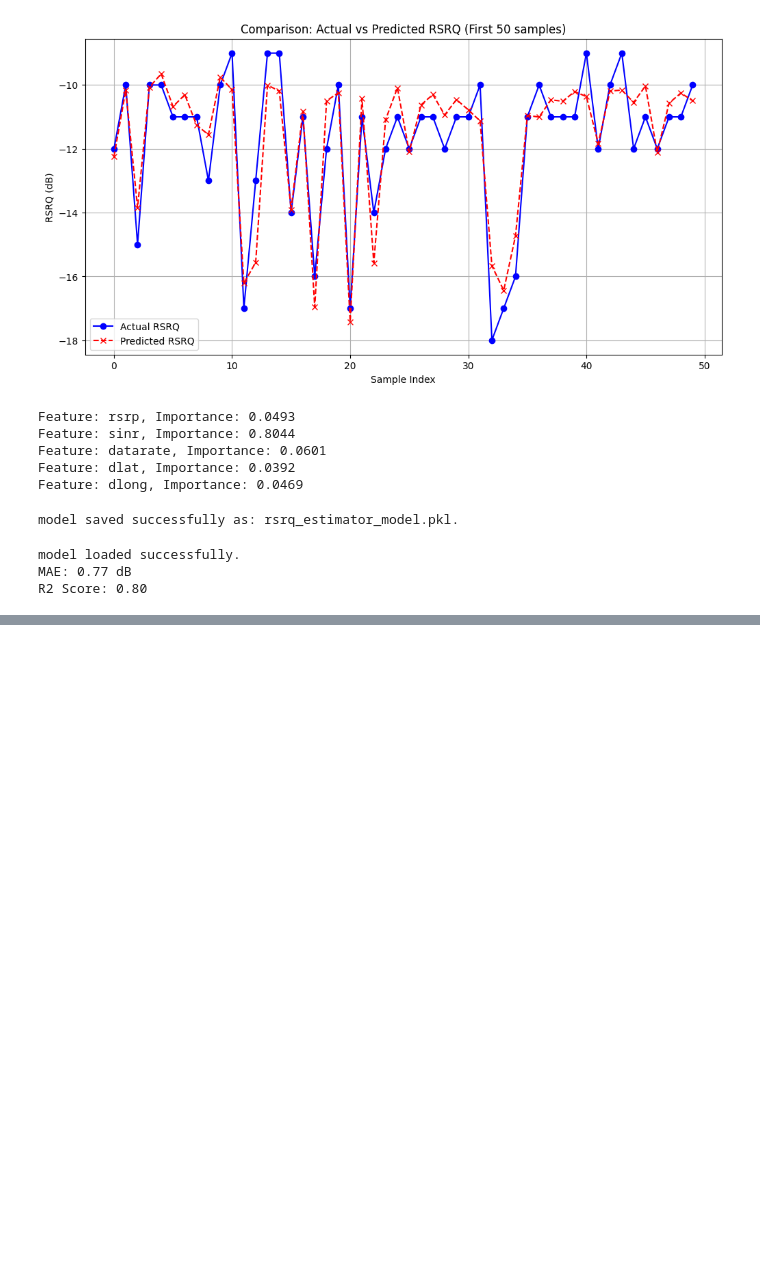
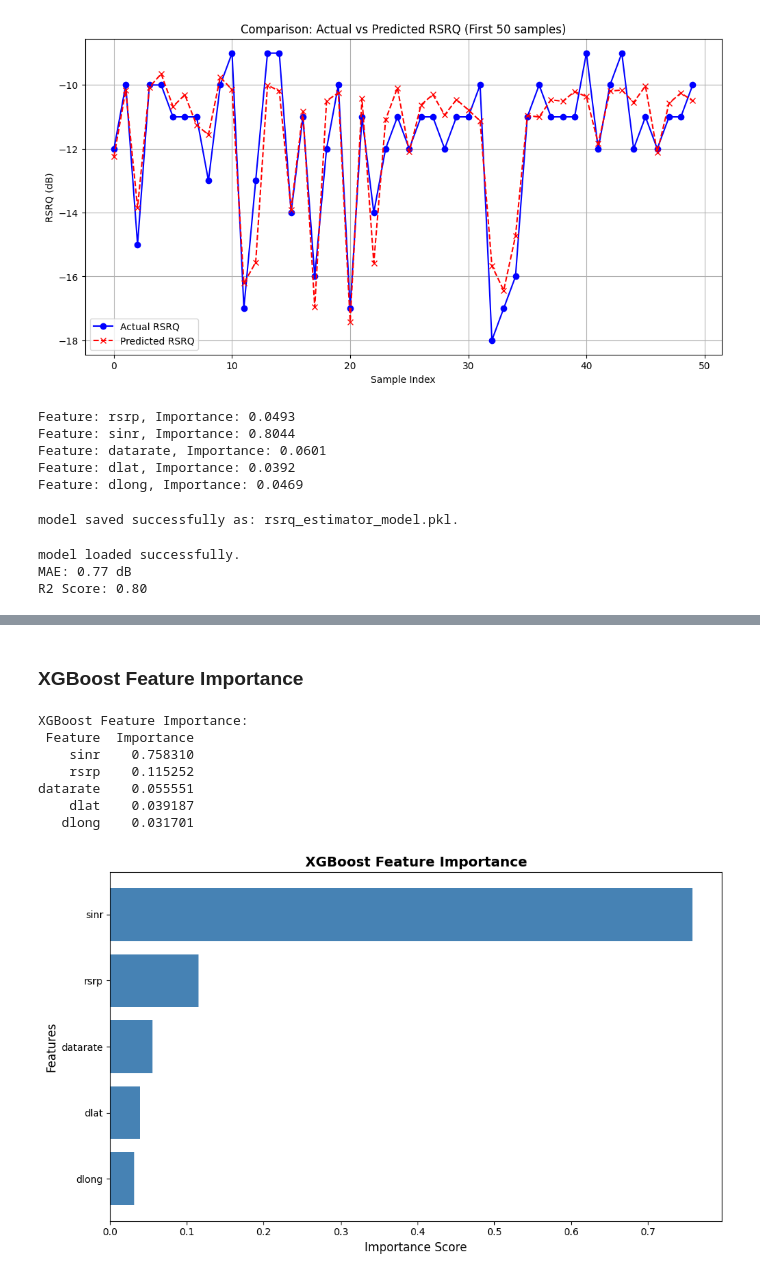
Before and after one commit to tahamusvi/LTE-RSRQ-Estimation-ML, a Jupyter notebook: Salzburg/test.ipynb, the cells around one changed output, grey strips where cells are left out. Saved outputs shown, nothing was run; the diff lists cells and outputs as text; code cells hidden in the pictures; blank space fills up the shorter version.

```diff
--- a/Salzburg/test.ipynb
+++ b/Salzburg/test.ipynb
@@ -118,0 +411,30 @@ R2 Score: 0.80
+# %% [markdown]
+### XGBoost Feature Importance
+# %%
+# Feature importance
+xgb_importance = pd.DataFrame({
+    'Feature': features,
+    'Importance': xgb_model.feature_importances_
+}).sort_values('Importance', ascending=False)
+
+print("XGBoost Feature Importance:")
+print(xgb_importance.to_string(index=False))
+
+# Visualize
+plt.figure(figsize=(10, 6))
+plt.barh(xgb_importance['Feature'], xgb_importance['Importance'], color='steelblue')
+plt.xlabel('Importance Score', fontsize=12)
+plt.ylabel('Features', fontsize=12)
+plt.title('XGBoost Feature Importance', fontsize=14, fontweight='bold')
+plt.gca().invert_yaxis()
+plt.tight_layout()
+plt.show()
+# %% [output]
+XGBoost Feature Importance:
+ Feature  Importance
+    sinr    0.758310
+    rsrp    0.115252
+datarate    0.055551
+    dlat    0.039187
+   dlong    0.031701
+[figure, added]
```
Also changed, not shown: parts of 29 cells of this notebook, 2 other files.
